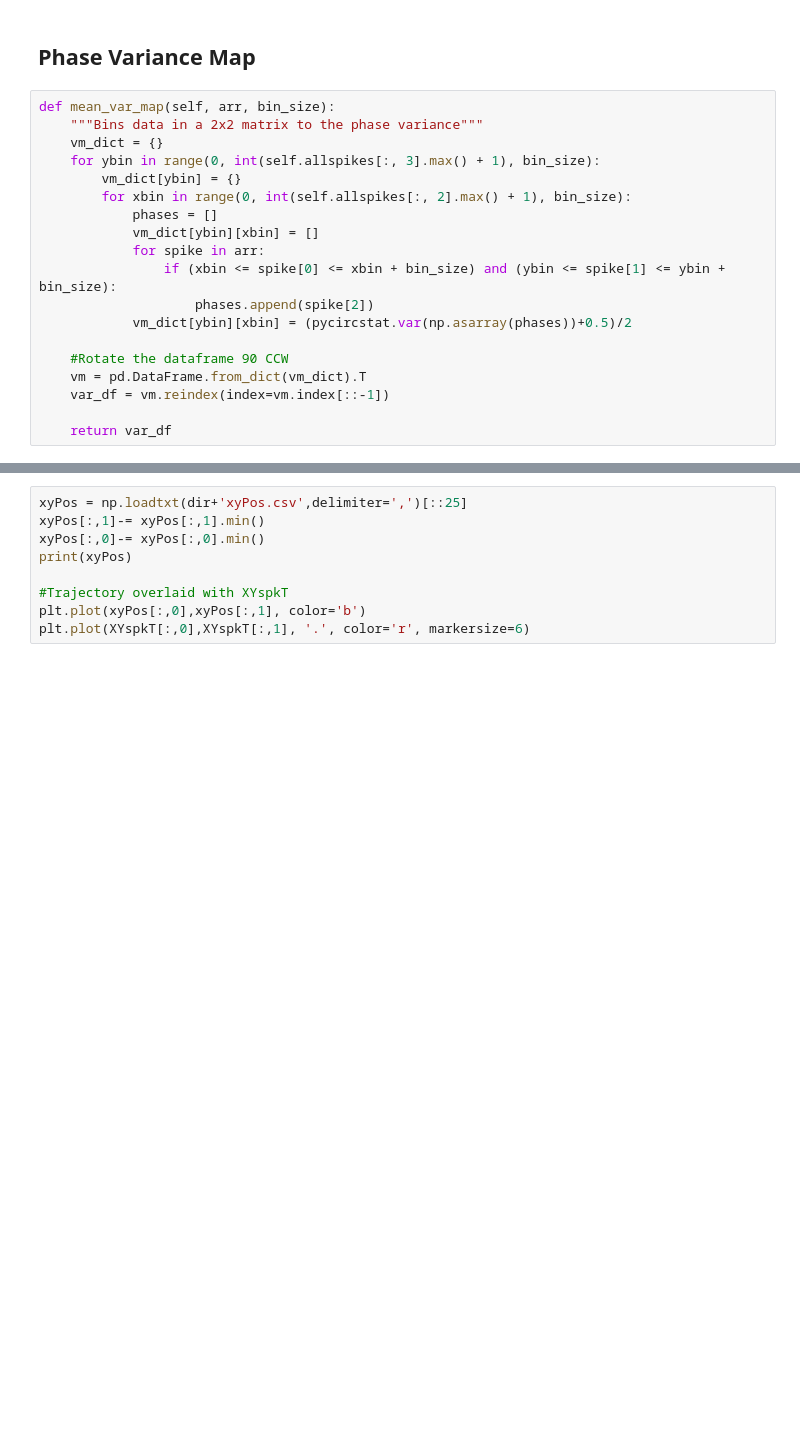
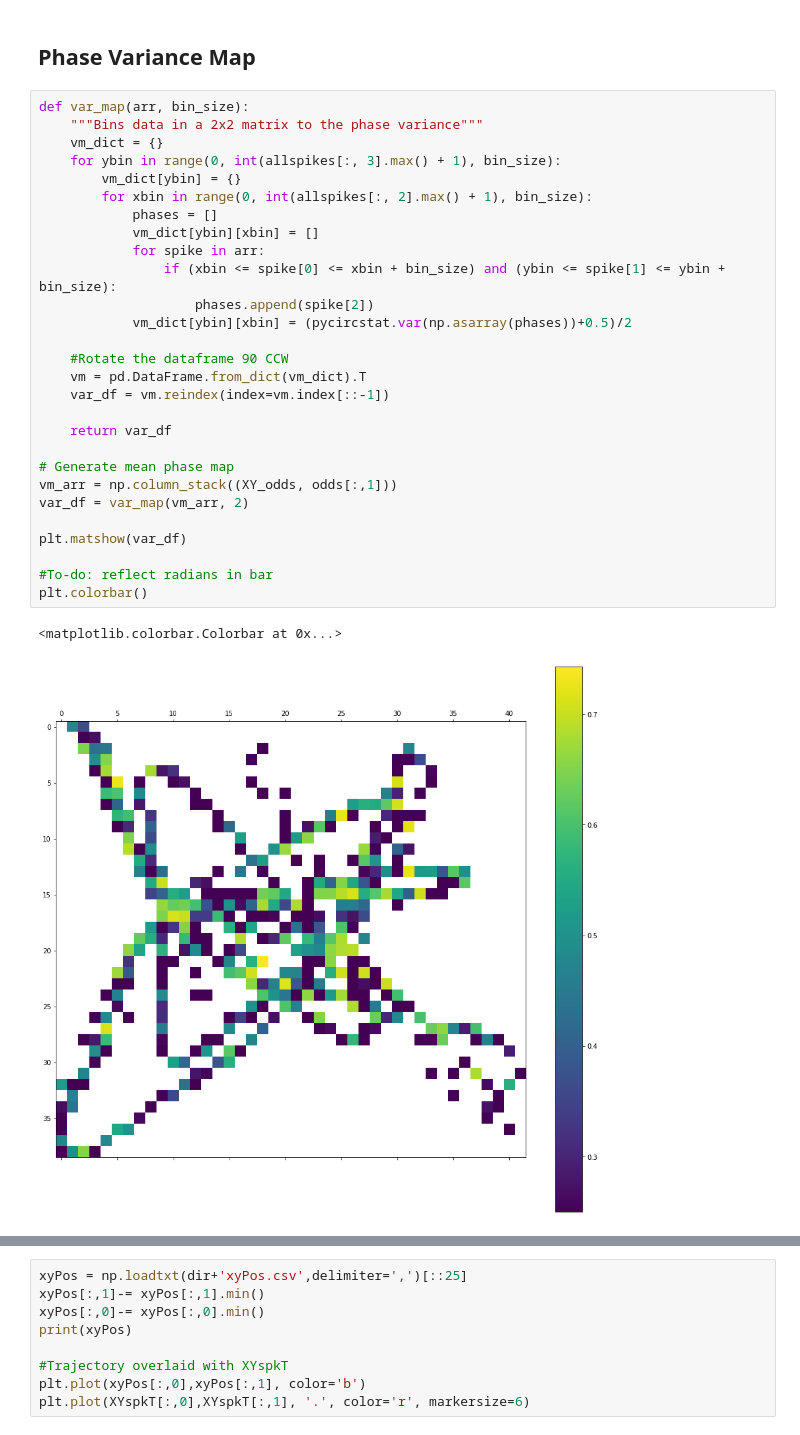
Before and after one commit to DanielHHowell/Grid-Cell, a Jupyter notebook: Grid Cell Phase Main.ipynb, the cells around one changed output, grey strips where cells are left out. Drawn from its saved outputs; the diff is of its cells as text; blank space fills up the shorter version.

```diff
--- a/Grid Cell Phase Main.ipynb
+++ b/Grid Cell Phase Main.ipynb
@@ -157,21 +157,33 @@ plt.colorbar()
 # %% [markdown]
 ## Phase Variance Map
 # %%
-def mean_var_map(self, arr, bin_size):
+def var_map(arr, bin_size):
     """Bins data in a 2x2 matrix to the phase variance"""
     vm_dict = {}
-    for ybin in range(0, int(self.allspikes[:, 3].max() + 1), bin_size):
+    for ybin in range(0, int(allspikes[:, 3].max() + 1), bin_size):
         vm_dict[ybin] = {}
-        for xbin in range(0, int(self.allspikes[:, 2].max() + 1), bin_size):
+        for xbin in range(0, int(allspikes[:, 2].max() + 1), bin_size):
             phases = []
             vm_dict[ybin][xbin] = []
             for spike in arr:
                 if (xbin <= spike[0] <= xbin + bin_size) and (ybin <= spike[1] <= ybin + bin_size):
                     phases.append(spike[2])
             vm_dict[ybin][xbin] = (pycircstat.var(np.asarray(phases))+0.5)/2
 
     #Rotate the dataframe 90 CCW
     vm = pd.DataFrame.from_dict(vm_dict).T
     var_df = vm.reindex(index=vm.index[::-1])
 
     return var_df
+
+# Generate mean phase map
+vm_arr = np.column_stack((XY_odds, odds[:,1]))
+var_df = var_map(vm_arr, 2)
+
+plt.matshow(var_df)
+
+#To-do: reflect radians in bar
+plt.colorbar()
+# %% [output]
+<matplotlib.colorbar.Colorbar at 0x...>
+[figure, added]
```
Also changed, not shown: parts of 17 cells of this notebook, 3 other files.
